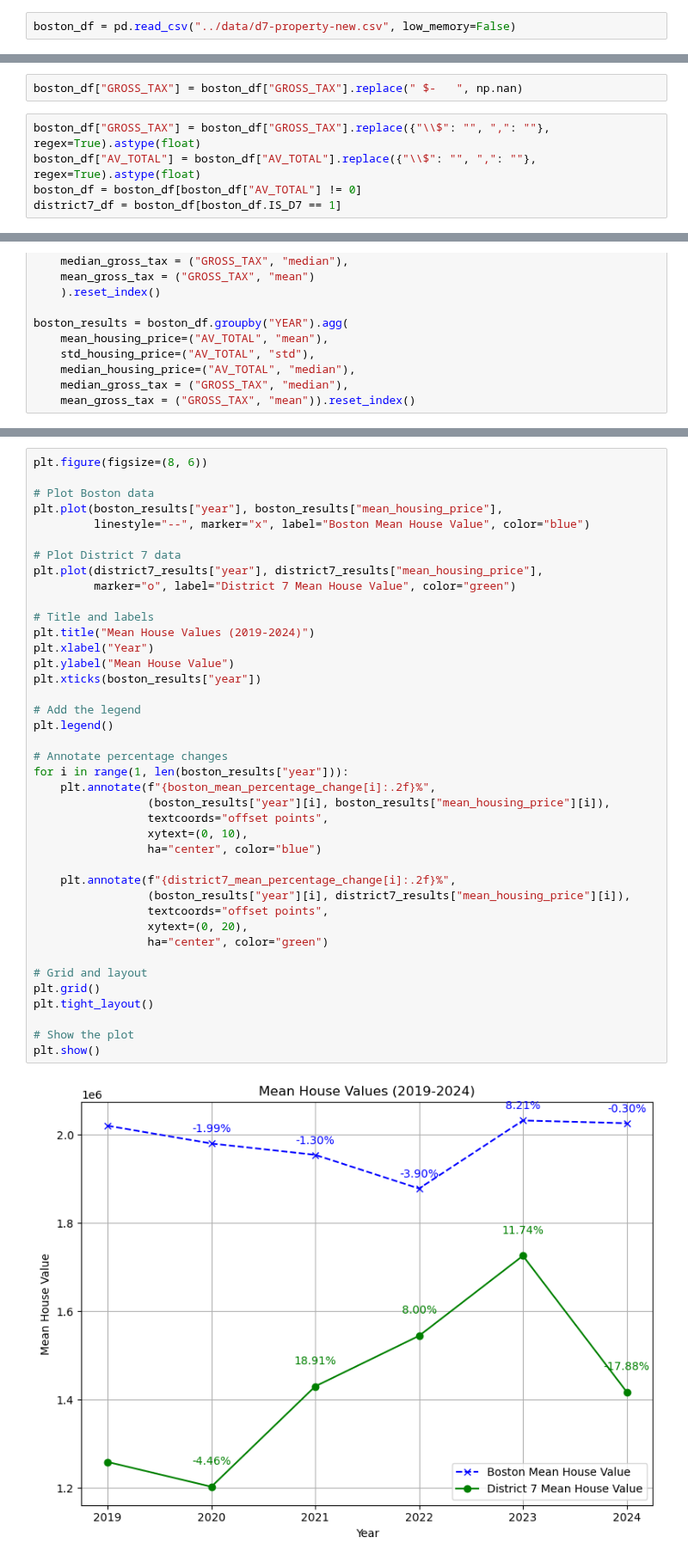
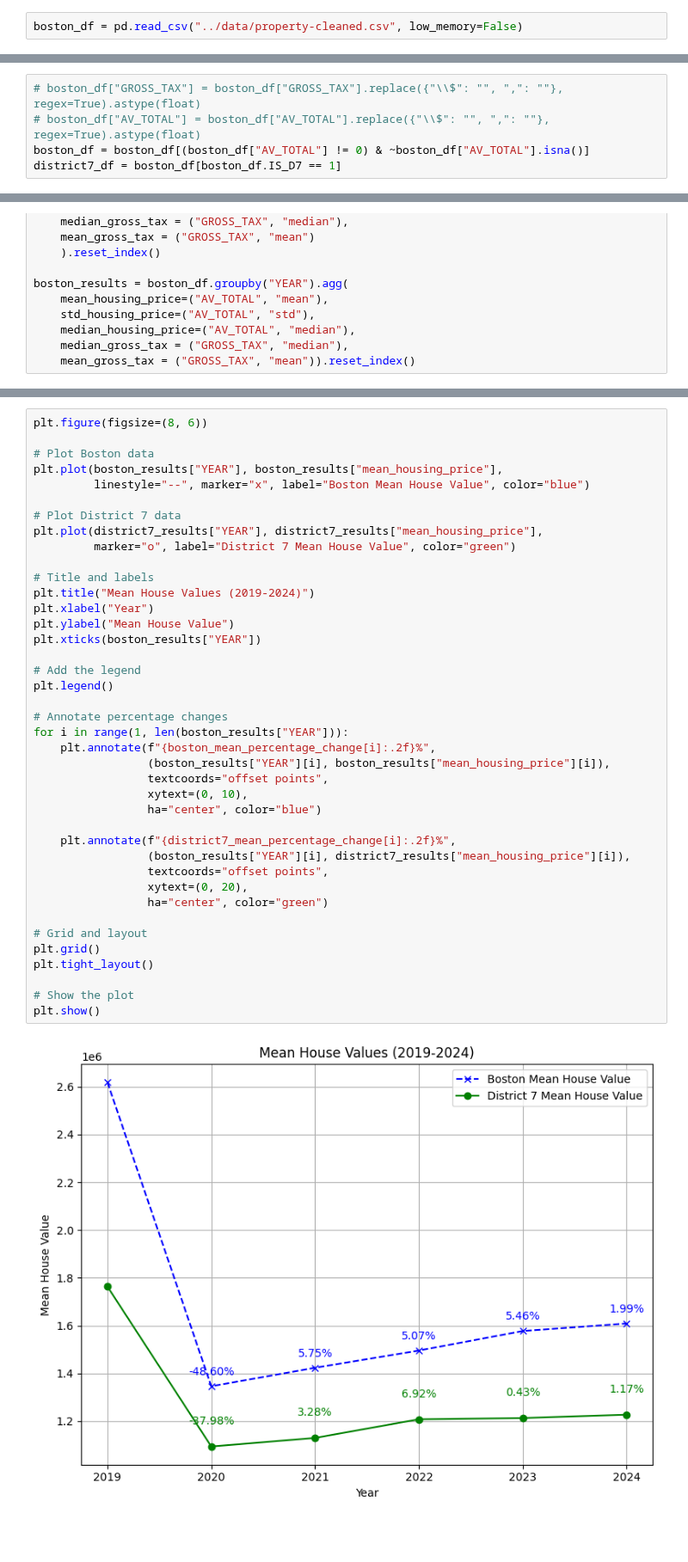
Before and after one commit to BU-Spark/ds-bcc-tania-fernandes-d7, a Jupyter notebook: fa24-team-b/housing/notebooks/property.ipynb, the cells around one changed output, grey strips where cells are left out. Shown at 86% size. Drawn from its saved outputs; the diff is of its cells as text; blank space fills up the shorter version.

Commit message:
Clean property assessment dataset. Reformat values, combine columns, drop minor columns, reconcile types.

```diff
--- a/fa24-team-b/housing/notebooks/property.ipynb
+++ b/fa24-team-b/housing/notebooks/property.ipynb
@@ -33,4 +33,4 @@ import seaborn as sns
 
 pd.set_option("display.float_format", "{:,.2f}".format)
 # %%
-boston_df = pd.read_csv("../data/d7-property-new.csv", low_memory=False)
+boston_df = pd.read_csv("../data/property-cleaned.csv", low_memory=False)
@@ -54,9 +37,7 @@ Name: GROSS_TAX, Length: 1055424, dtype: object
-# %%
-boston_df["GROSS_TAX"] = boston_df["GROSS_TAX"].replace(" $-   ", np.nan)
 # %%
-boston_df["GROSS_TAX"] = boston_df["GROSS_TAX"].replace({"\\$": "", ",": ""}, regex=True).astype(float)
-boston_df["AV_TOTAL"] = boston_df["AV_TOTAL"].replace({"\\$": "", ",": ""}, regex=True).astype(float)
-boston_df = boston_df[boston_df["AV_TOTAL"] != 0]
+# boston_df["GROSS_TAX"] = boston_df["GROSS_TAX"].replace({"\\$": "", ",": ""}, regex=True).astype(float)
+# boston_df["AV_TOTAL"] = boston_df["AV_TOTAL"].replace({"\\$": "", ",": ""}, regex=True).astype(float)
+boston_df = boston_df[(boston_df["AV_TOTAL"] != 0) & ~boston_df["AV_TOTAL"].isna()]
 district7_df = boston_df[boston_df.IS_D7 == 1]
 # %%
 district7_results = district7_df.groupby("YEAR").agg(
@@ -178,41 +158,41 @@ IndexError: list index out of range
 plt.figure(figsize=(8, 6))
 
 # Plot Boston data
-plt.plot(boston_results["year"], boston_results["mean_housing_price"],
+plt.plot(boston_results["YEAR"], boston_results["mean_housing_price"],
          linestyle="--", marker="x", label="Boston Mean House Value", color="blue")
 
 # Plot District 7 data
-plt.plot(district7_results["year"], district7_results["mean_housing_price"],
+plt.plot(district7_results["YEAR"], district7_results["mean_housing_price"],
          marker="o", label="District 7 Mean House Value", color="green")
 
 # Title and labels
 plt.title("Mean House Values (2019-2024)")
 plt.xlabel("Year")
 plt.ylabel("Mean House Value")
-plt.xticks(boston_results["year"])
+plt.xticks(boston_results["YEAR"])
 
 # Add the legend
 plt.legend()
 
 # Annotate percentage changes
-for i in range(1, len(boston_results["year"])):
+for i in range(1, len(boston_results["YEAR"])):
     plt.annotate(f"{boston_mean_percentage_change[i]:.2f}%",
-                 (boston_results["year"][i], boston_results["mean_housing_price"][i]),
+                 (boston_results["YEAR"][i], boston_results["mean_housing_price"][i]),
                  textcoords="offset points",
                  xytext=(0, 10),
                  ha="center", color="blue")
 
     plt.annotate(f"{district7_mean_percentage_change[i]:.2f}%",
-                 (boston_results["year"][i], district7_results["mean_housing_price"][i]),
+                 (boston_results["YEAR"][i], district7_results["mean_housing_price"][i]),
                  textcoords="offset points",
                  xytext=(0, 20),
                  ha="center", color="green")
 
 # Grid and layout
 plt.grid()
 plt.tight_layout()
 
 # Show the plot
 plt.show()
 # %% [output]
-[figure, old version]
+[figure, new version]
```
Also changed, not shown: parts of 8 cells of this notebook, 4 other files.
